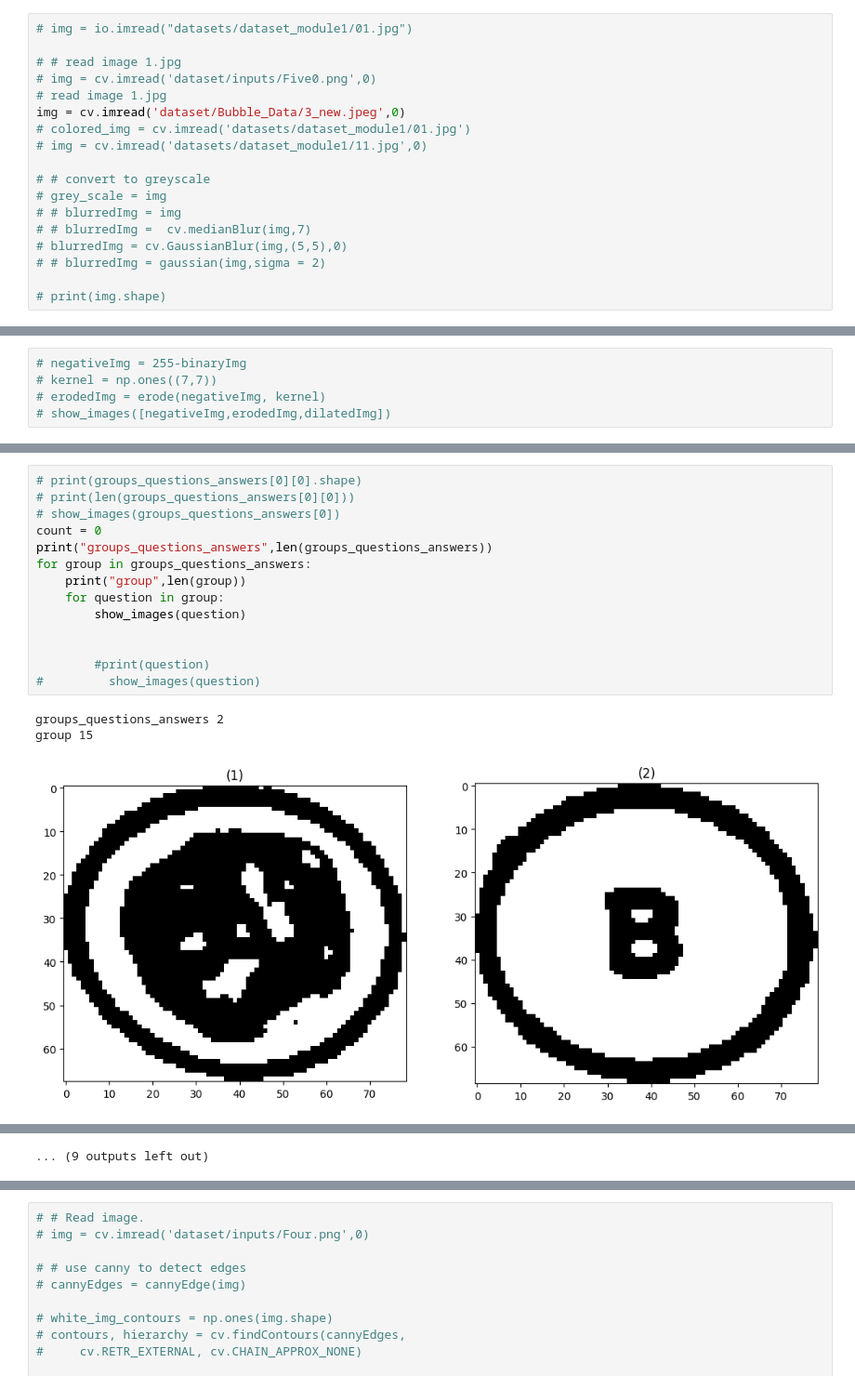
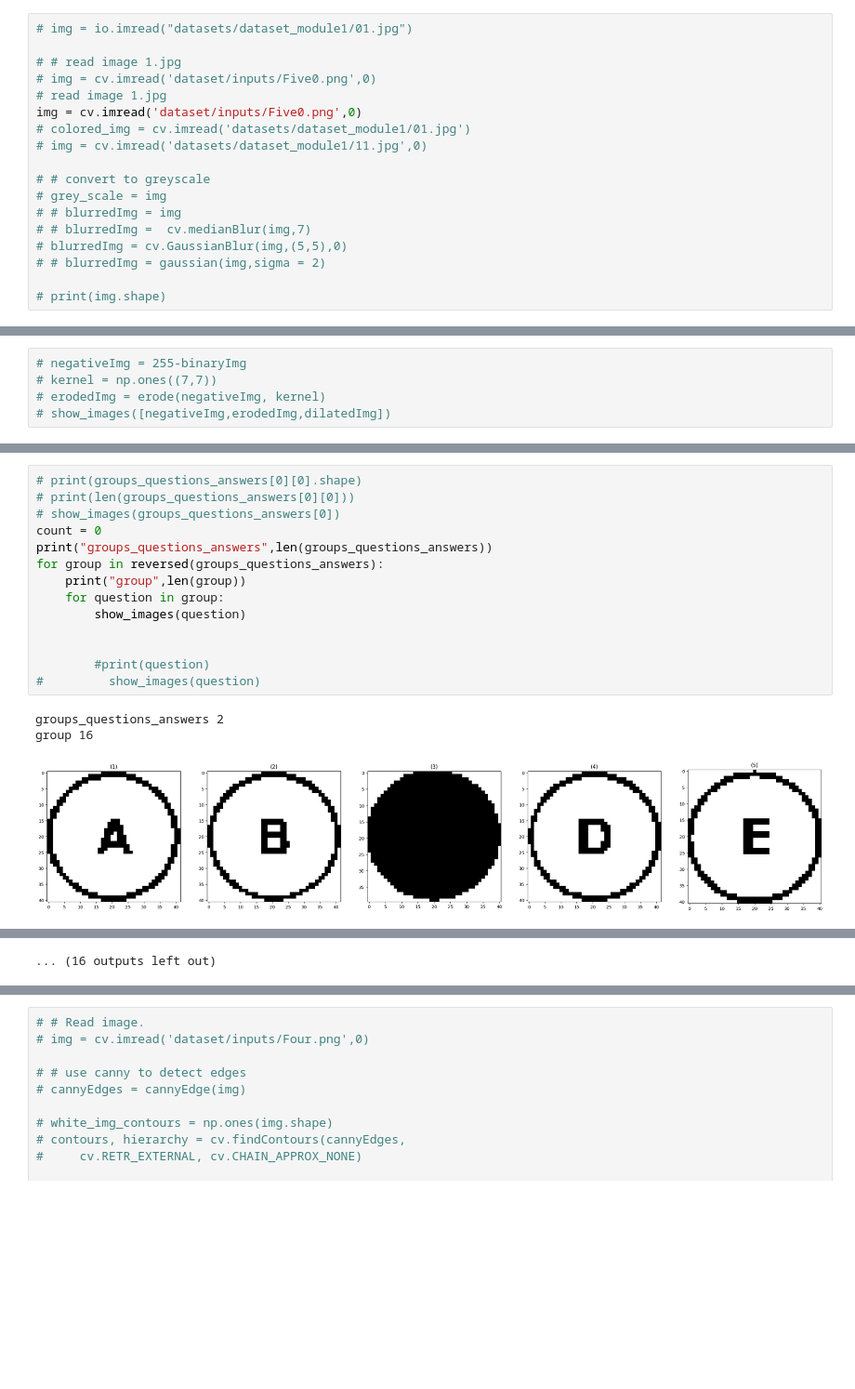
Before and after one commit to ZiadSheriif/Sa7a7LY, a Jupyter notebook: BubbleSheet/final.ipynb, the cells around one changed output, grey strips where cells are left out. Shown at 93% size. Saved outputs shown, nothing was run; the diff lists cells and outputs as text; blank space fills up the shorter version.

```diff
--- a/BubbleSheet/final.ipynb
+++ b/BubbleSheet/final.ipynb
@@ -22,7 +25,7 @@ from utils.commonfunctions import *
 # # read image 1.jpg
 # img = cv.imread('dataset/inputs/Five0.png',0)
 # read image 1.jpg
-img = cv.imread('dataset/Bubble_Data/3_new.jpeg',0)
+img = cv.imread('dataset/inputs/Five0.png',0)
 # colored_img = cv.imread('datasets/dataset_module1/01.jpg')
 # img = cv.imread('datasets/dataset_module1/11.jpg',0)
 
@@ -301,18 +298,18 @@ for i in range(len(dimensions_cropped_imgs)):
 # %%
 # print(groups_questions_answers[0][0].shape)
 # print(len(groups_questions_answers[0][0]))
 # show_images(groups_questions_answers[0])
 count = 0
 print("groups_questions_answers",len(groups_questions_answers))
-for group in groups_questions_answers:
+for group in reversed(groups_questions_answers):
     print("group",len(group))
     for question in group:
         show_images(question)
 
 
         #print(question)
 #         show_images(question)
 # %% [output]
 groups_questions_answers 2
-group 15
+group 16
-[figure, old version]
+[figure, new version]
@@ -329,3 +326,3 @@ group 15
-... (9 outputs left out)
+... (16 outputs left out)
 # %%
 question_index = 0
```
Also changed, not shown: parts of 17 cells of this notebook, 2 other files.
